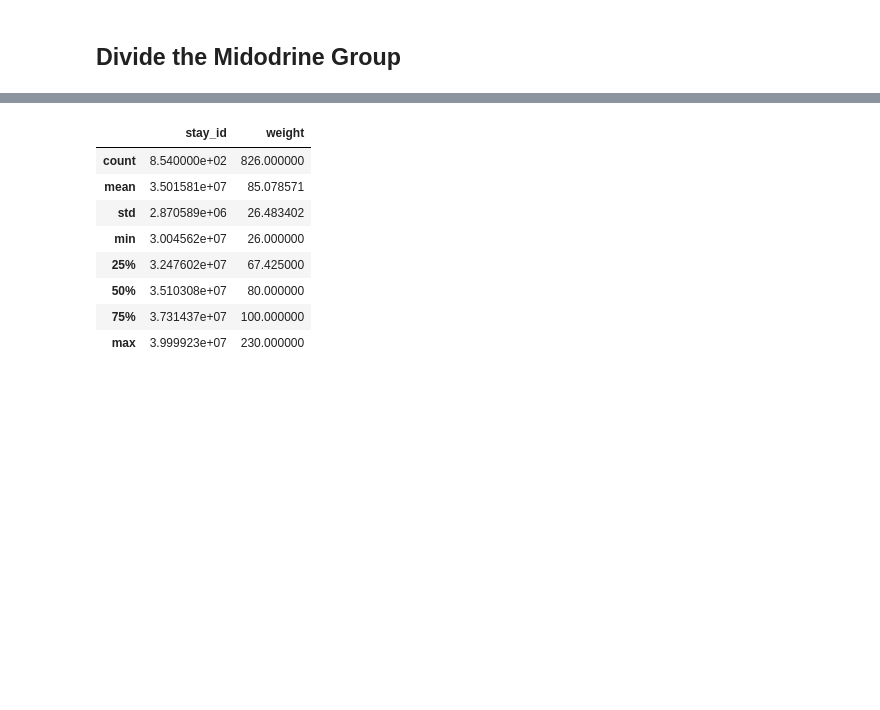
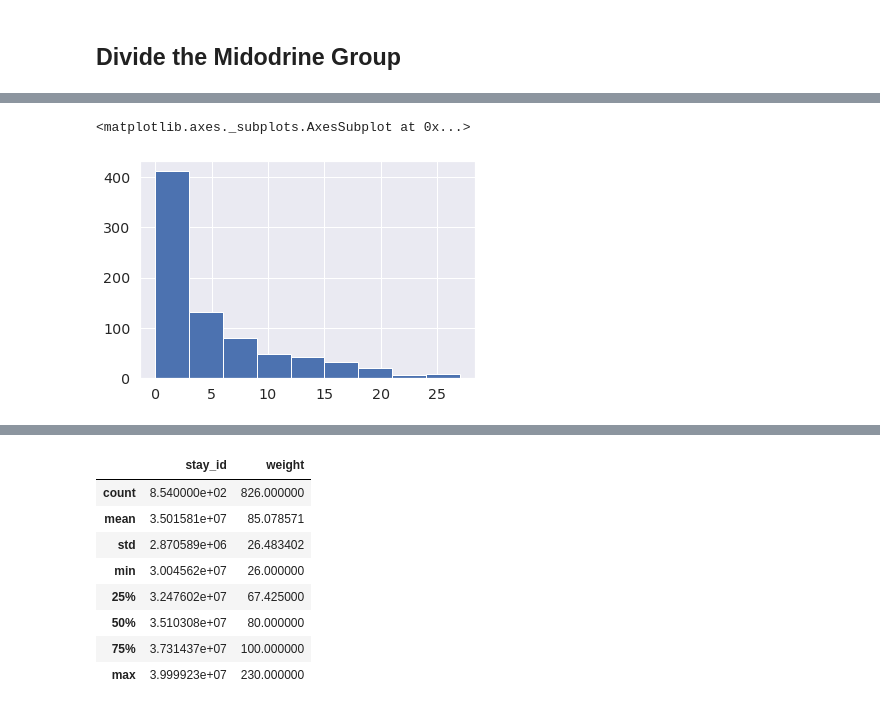
Before and after one commit to Jarvis-BITS/midodrine-mimic-iv, a Jupyter notebook: notebook/01_cohort_data_extraction.ipynb, the cells around one changed output, grey strips where cells are left out. Drawn from its saved outputs; the diff is of its cells as text; code cells hidden in the pictures; blank space fills up the shorter version.

Commit message:
added histogram of icu days

```diff
--- a/notebook/01_cohort_data_extraction.ipynb
+++ b/notebook/01_cohort_data_extraction.ipynb
@@ -713,0 +715,6 @@ Warning: Total number of columns (22) exceeds max_columns (20). Falling back to
+# %%
+start_day = (cohort_mid['drug_starttime'] - cohort_mid['icu_intime']).dt.days
+start_day.hist(bins = [0,3,6,9,12,15,18,21,24,27])
+# %% [output]
+<matplotlib.axes._subplots.AxesSubplot at 0x...>
+[figure, added]
```
Also changed, not shown: parts of 16 cells of this notebook.
